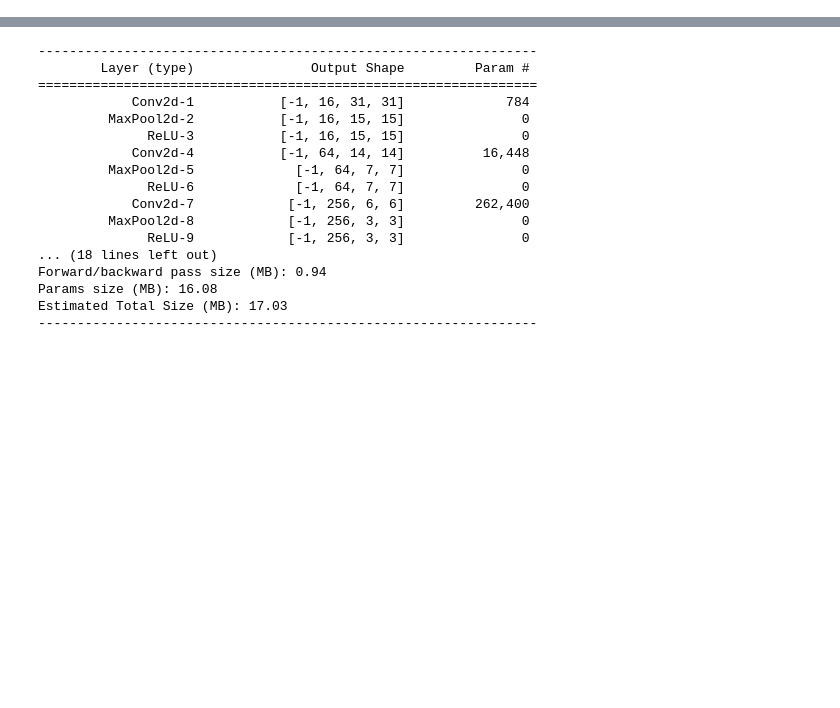
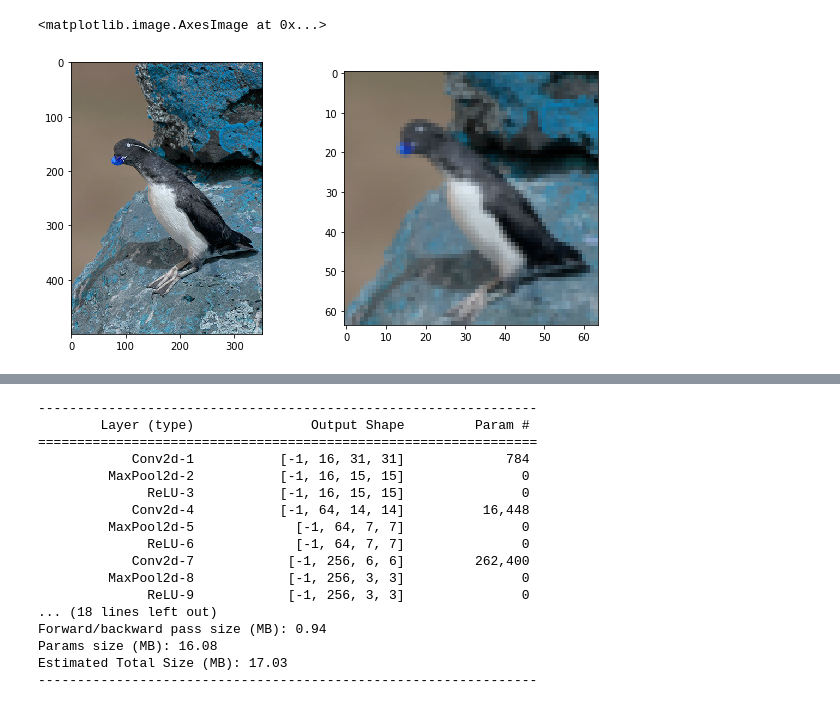
Before and after one commit to universome/class-norm, a Jupyter notebook: notebooks/zoo.ipynb, the cells around one changed output, grey strips where cells are left out. Drawn from its saved outputs; the diff is of its cells as text; code cells hidden in the pictures; blank space fills up the shorter version.

Commit message:
feat: center crop to min

```diff
--- a/notebooks/zoo.ipynb
+++ b/notebooks/zoo.ipynb
@@ -28,0 +34,32 @@ plt.legend()
+# %%
+from torchvision import transforms as T
+import torchvision.transforms.functional as TVF
+from PIL import Image, ImageFile
+from src.dataloaders.utils import CustomDataset
+from torch.utils.data import DataLoader
+
+# ImageFile.LOAD_TRUNCATED_IMAGES = True
+
+class CenterCropToMin(object):
+    """
+    CenterCrops an image to a min size
+    """
+    def __call__(self, img):
+        assert TVF._is_pil_image(img)
+
+        return TVF.center_crop(img, min(img.size))
+
+size = 256
+img_train_transform = T.Compose([
+    T.ToPILImage(),
+    #T.RandomResizedCrop(self.config.hp.img_target_shape, scale=(0.2, 1.0)),
+    CenterCropToMin(),
+    T.RandomHorizontalFlip(),
+    T.Resize(size),
+    T.ToTensor(),
+    T.Normalize(mean=(0.485, 0.456, 0.406), std=(0.229, 0.224, 0.225))
+])
+
+ds = CustomDataset(cub_ds, transform=img_train_transform)
+dl = DataLoader(ds, batch_size=10)
+b = next(iter(dl))
@@ -28,0 +82,12 @@ plt.legend()
+# %%
+import matplotlib.pyplot as plt
+# plt.imshow(cub[1795][0].astype(np.uint8))
+i = 1002
+plt.figure(figsize=(10, 5))
+plt.subplot(121)
+plt.imshow(cub[i][0].astype(np.uint8))
+plt.subplot(122)
+plt.imshow(img_train_transform(cub[i][0].astype(np.uint8)))
+# %% [output]
+<matplotlib.image.AxesImage at 0x...>
+[figure, added]
```
Also changed, not shown: parts of 13 cells of this notebook, 6 other files.
